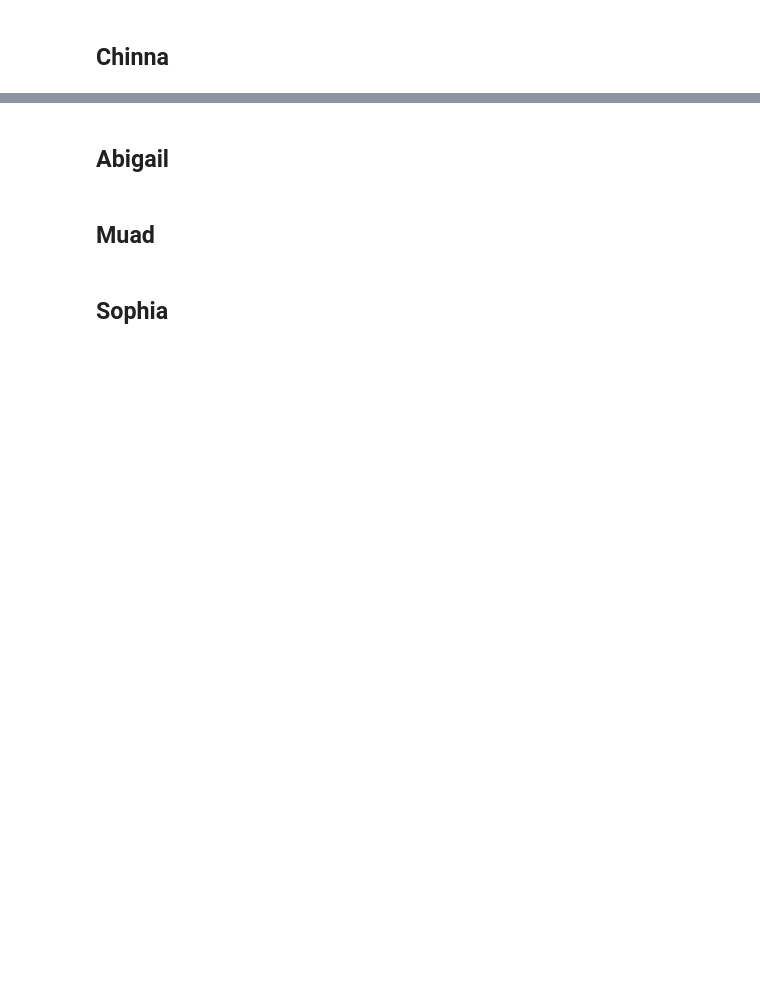
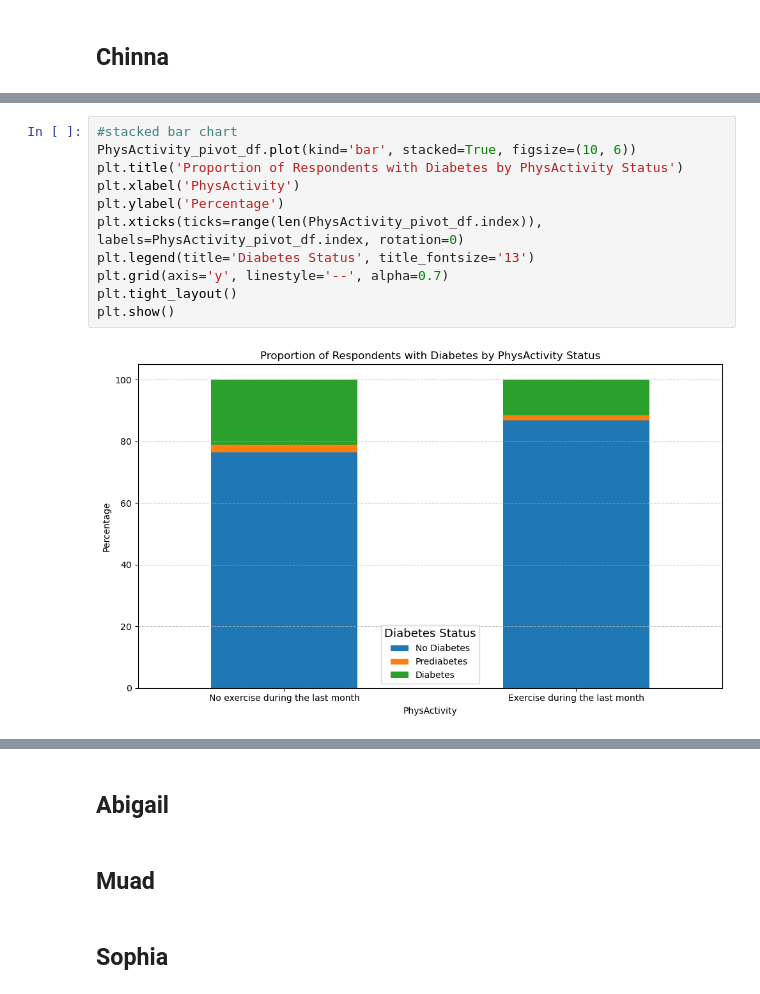
Before and after one commit to williamlevine/project-one, a Jupyter notebook: main_notebook.ipynb, the cells around one changed output, grey strips where cells are left out. Saved outputs shown, nothing was run; the diff lists cells and outputs as text; blank space fills up the shorter version.

```diff
--- a/main_notebook.ipynb
+++ b/main_notebook.ipynb
@@ -62,0 +151,13 @@ plt.show()
+# %%
+#stacked bar chart
+PhysActivity_pivot_df.plot(kind='bar', stacked=True, figsize=(10, 6))
+plt.title('Proportion of Respondents with Diabetes by PhysActivity Status')
+plt.xlabel('PhysActivity')
+plt.ylabel('Percentage')
+plt.xticks(ticks=range(len(PhysActivity_pivot_df.index)), labels=PhysActivity_pivot_df.index, rotation=0)
+plt.legend(title='Diabetes Status', title_fontsize='13')
+plt.grid(axis='y', linestyle='--', alpha=0.7)
+plt.tight_layout()
+plt.show()
+# %% [output]
+[figure, added]
```
Also changed, not shown: parts of 8 cells of this notebook.
